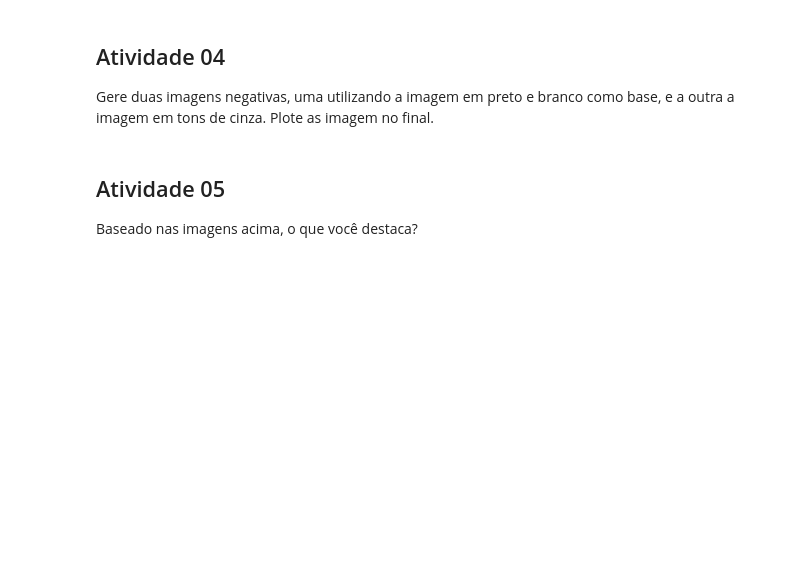
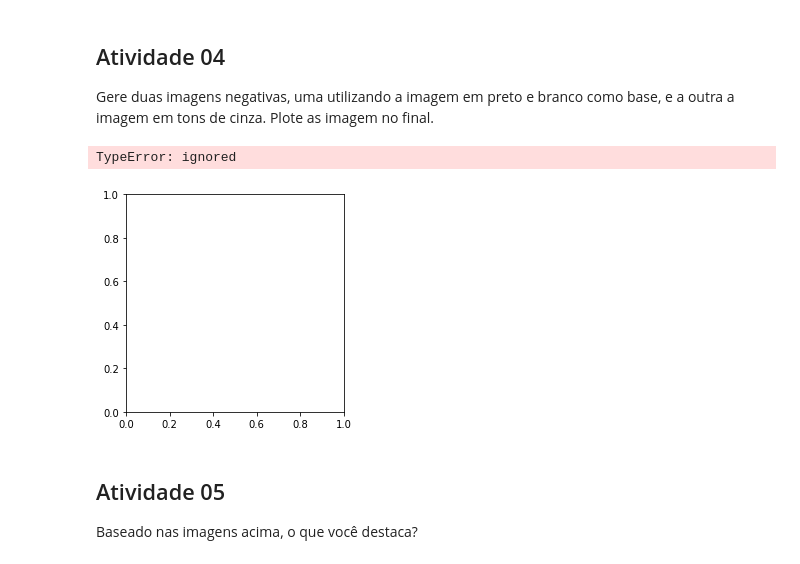
Before and after one commit to matheusfcorreia/labs, a Jupyter notebook: Copy_of_AtividadeAvaliativa1oBimestre.ipynb, the cells around one changed output. Cells and saved outputs as stored; diff of their text form; code cells hidden in the pictures; blank space fills up the shorter version.

```diff
--- a/Copy_of_AtividadeAvaliativa1oBimestre.ipynb
+++ b/Copy_of_AtividadeAvaliativa1oBimestre.ipynb
@@ -61,11 +57,12 @@ plt.hist(imagem_arr.ravel(), color='black')
 Escreva/Implemente o código que plota a imagem em preto e branco e o histograma da imagem em preto e branco.
 # %%
 plt.figure(figsize=(12,4))
-img = img.convert('LA')
+img_pb = img.convert('LA')
 plt.subplot(121)
-plt.imshow(img)
+plt.imshow(img_pb)
 
-imagem_arr = np.array(img)
+imagem_arr = np.array(img_pb)
 plt.subplot(122)
 plt.hist(imagem_arr.ravel(), color='black')
+plt.show()
 # %% [output]
@@ -85,6 +77,29 @@ Sobre os histogramas gerados nas atividade 1 e 2, o que podemos concluir? Respon
 ## Atividade 04
 
 Gere duas imagens negativas, uma utilizando a imagem em preto e branco como base, e a outra a imagem em tons de cinza. Plote as imagem no final.
+# %%
+plt.figure(figsize=(12,4))
+pb_arr_inv = np.array(img_pb)
+
+red = pb_arr_inv[:,:,0]
+red[red > 0] - 255
+
+green = pb_arr_inv[:,:,1]
+green[green > 0] - 255
+
+# blue = pb_arr_inv[:,:,1]
+# blue[blue > 0] - 255
+
+pb_arr_inv = np.array([red,green, green])
+# pb_arr_inv = np.reshape(pb_arr_inv, (512,512,2))
+
+# img_pb_inv = Image.fromarray()
+
+plt.subplot(121)
+plt.imshow(pb_arr_inv)
+# %% [output]
+TypeError: ignored
+[figure, added]
 # %% [markdown]
 ## Atividade 05
 
```
Also changed, not shown: parts of 3 cells of this notebook.
